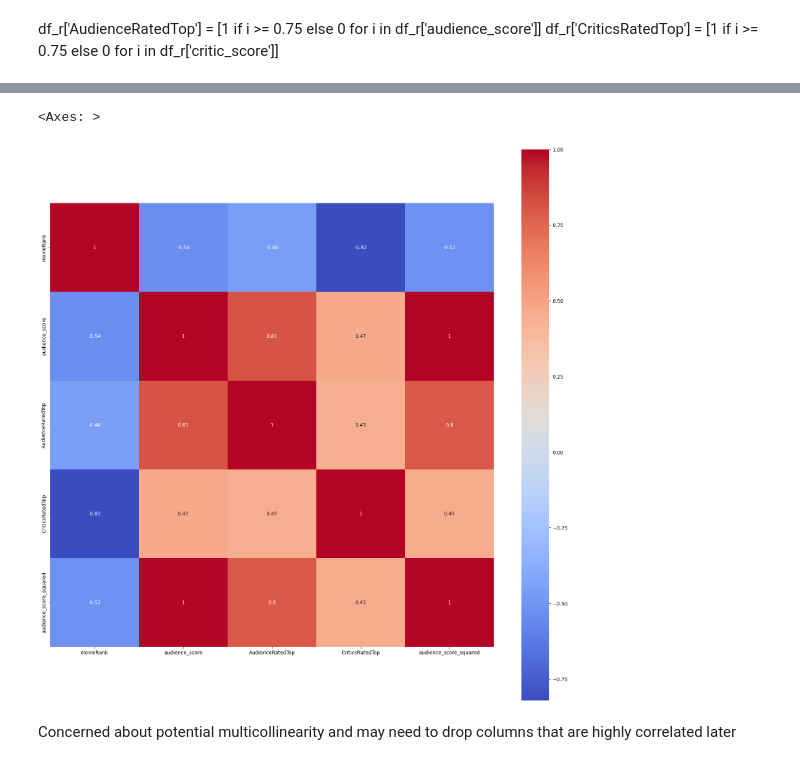
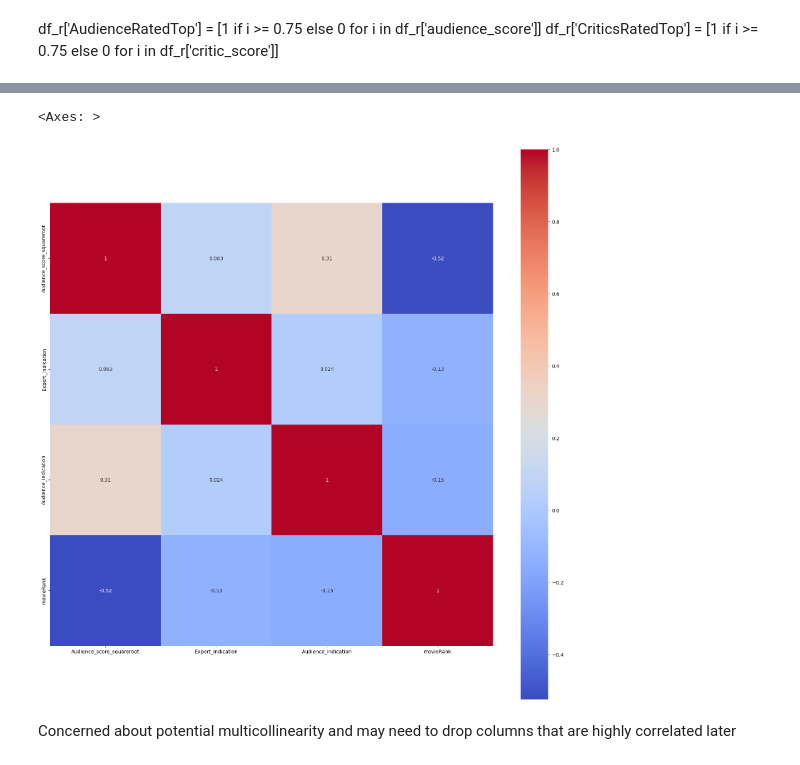
Before and after one commit to osoisi/Data-Science-Projects, a Jupyter notebook: Movie Reviews/Rotten Tomatoes- Movie Reviews.ipynb, the cells around one changed output, grey strips where cells are left out. Saved outputs shown, nothing was run; the diff lists cells and outputs as text; code cells hidden in the pictures.

```diff
--- a/Movie Reviews/Rotten Tomatoes- Movie Reviews.ipynb
+++ b/Movie Reviews/Rotten Tomatoes- Movie Reviews.ipynb
@@ -586,0 +582,2 @@ df_reviews['Reviewed']=(df_reviews['Verified']+df_reviews['Spoilers']+df_reviews
+# %%
+df_reviews['MovieRank_int'] =np.square(df_reviews['movieRank'])
@@ -587,7 +601,7 @@ df_reviews['Reviewed']=(df_reviews['Verified']+df_reviews['Spoilers']+df_reviews
 # %%
-df_reviews['Expert_Indication']=(df_reviews['rating']*df_reviews['critic_score'])
+df_reviews['Expert_Indication']=(df_reviews['TopCritic']+df_reviews['critic_score']+df_reviews['rating'])
 # %%
-df_reviews['Audience_indication']=(df_reviews['Perception']*df_reviews['audience_score'])
+df_reviews['Audience_indication']=(np.log1p(df_reviews['audience_score']-df_reviews['scoreSentiment']))
 # %%
 df_reviews= df_reviews.drop(columns=['Fresh'])
 # %%
@@ -635,3 +653,5 @@ I will ignore this feature engineering as it is not necessary for the model. May
+# %%
+df_final = df_reviews[['Audience_score_squareroot', 'Expert_Indication', 'Audience_indication', 'movieRank',]]
 # %%
 df_final.head()
 # %% [output]
@@ -657,9 +706,9 @@ mask = ~((df_corr > 0.1) | (df_corr< -0.1))
 # %%
 plt.figure(figsize=(20,20))
-sns.heatmap(df_corr, annot=True, cmap='coolwarm', square=True, mask=mask)
+sns.heatmap(df_corr, annot=True, cmap='coolwarm', square=True)
 # %% [output]
 <Axes: >
-[figure, old version]
+[figure, new version]
 # %% [markdown]
 Concerned about potential multicollinearity and may need to drop columns that are highly correlated later
 # %%
```
Also changed, not shown: parts of 111 cells of this notebook.
